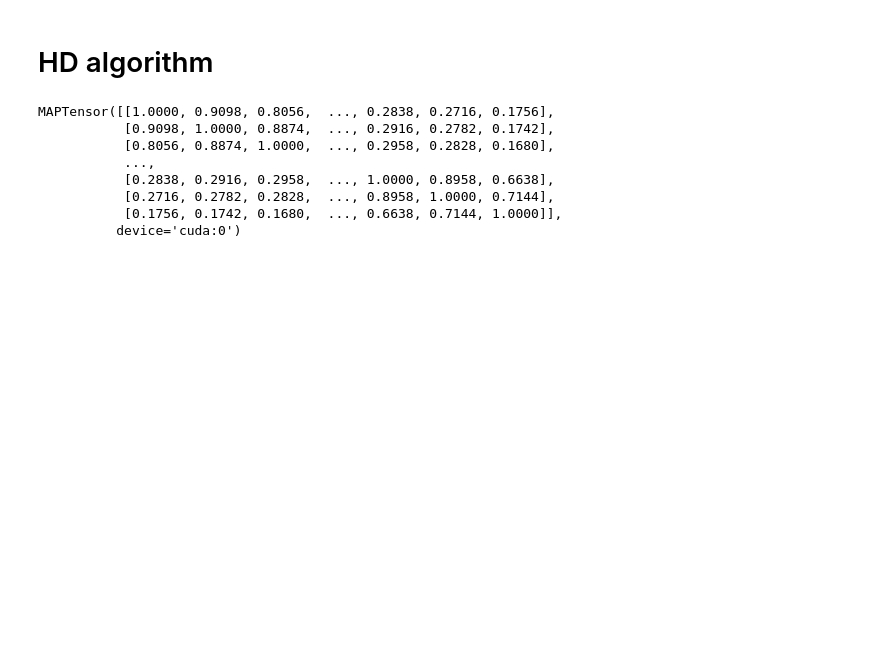
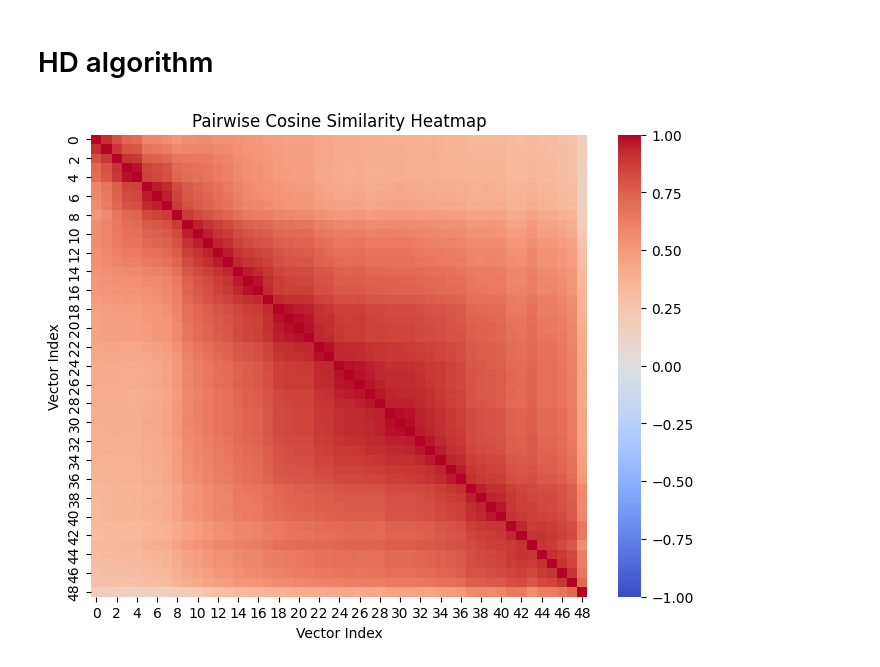
Before and after one commit to yiy054/HyperLiDAR, a Jupyter notebook: Test Waffleiron Features Depth.ipynb, the cells around one changed output. Cells and saved outputs as stored; diff of their text form; code cells hidden in the pictures; blank space fills up the shorter version.

```diff
--- a/Test Waffleiron Features Depth.ipynb
+++ b/Test Waffleiron Features Depth.ipynb
@@ -800,13 +800,20 @@ encoder = Encoder(10000, 768).to(torch.device("cuda"))
 # %%
 step_hd = encoder(tokens[:,0,:,0])
 # %%
-torchhd.cosine_similarity(step_hd, step_hd)
+sim = torchhd.cosine_similarity(step_hd, step_hd)
-# %% [output]
-MAPTensor([[1.0000, 0.9098, 0.8056,  ..., 0.2838, 0.2716, 0.1756],
-           [0.9098, 1.0000, 0.8874,  ..., 0.2916, 0.2782, 0.1742],
-           [0.8056, 0.8874, 1.0000,  ..., 0.2958, 0.2828, 0.1680],
-           ...,
-           [0.2838, 0.2916, 0.2958,  ..., 1.0000, 0.8958, 0.6638],
-           [0.2716, 0.2782, 0.2828,  ..., 0.8958, 1.0000, 0.7144],
-           [0.1756, 0.1742, 0.1680,  ..., 0.6638, 0.7144, 1.0000]],
-          device='cuda:0')
+# %%
+import seaborn as sns
+import matplotlib.pyplot as plt
+
+# Convert to numpy for plotting
+sim = sim.cpu().numpy()
+
+# Plot heatmap
+plt.figure(figsize=(8, 6))
+sns.heatmap(sim, cmap="coolwarm", annot=False, vmin=-1, vmax=1)
+plt.title("Pairwise Cosine Similarity Heatmap")
+plt.xlabel("Vector Index")
+plt.ylabel("Vector Index")
+plt.show()
+# %% [output]
+[figure, added]
```
